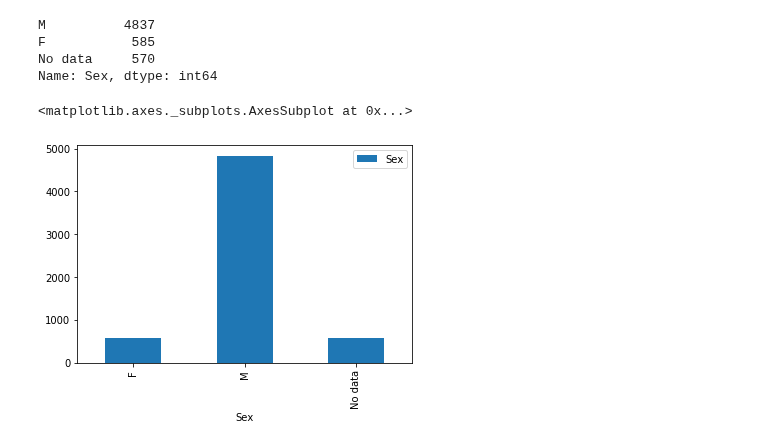
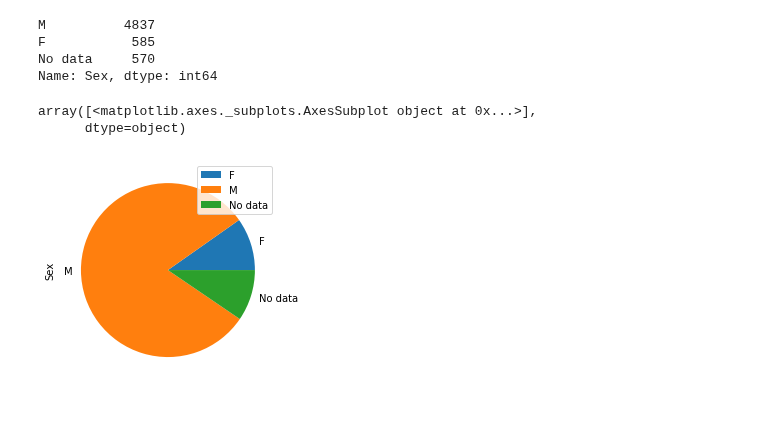
Before and after one commit to x22a/Shark-Attack-Analysis, a Jupyter notebook: Data Cleaning.ipynb, the cells around one changed output. Saved outputs shown, nothing was run; the diff lists cells and outputs as text; code cells hidden in the pictures; blank space fills up the shorter version.

```diff
--- a/Data Cleaning.ipynb
+++ b/Data Cleaning.ipynb
@@ -180,7 +181,8 @@ F           585
 No data     570
 Name: Sex, dtype: int64
 # %%
-df.groupby(['Sex']).agg({'Sex': 'count'}).plot.bar()
+df.groupby(['Sex']).agg({'Sex': 'count'}).plot.pie(subplots=True)
 # %% [output]
-<matplotlib.axes._subplots.AxesSubplot at 0x...>
+array([<matplotlib.axes._subplots.AxesSubplot object at 0x...>],
+      dtype=object)
-[figure, old version]
+[figure, new version]
```
Also changed, not shown: parts of 1 cell of this notebook.
